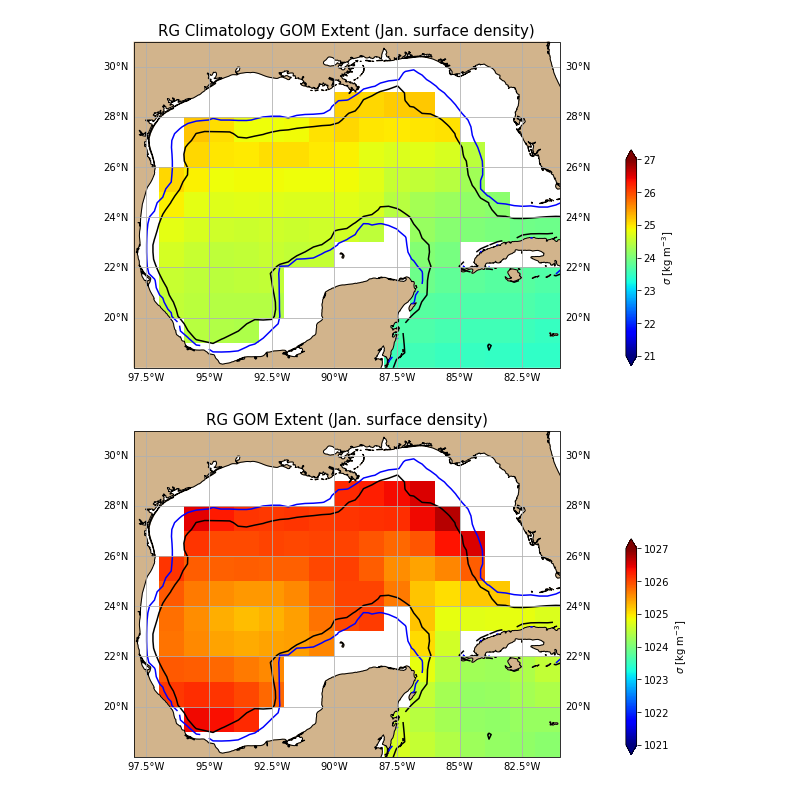
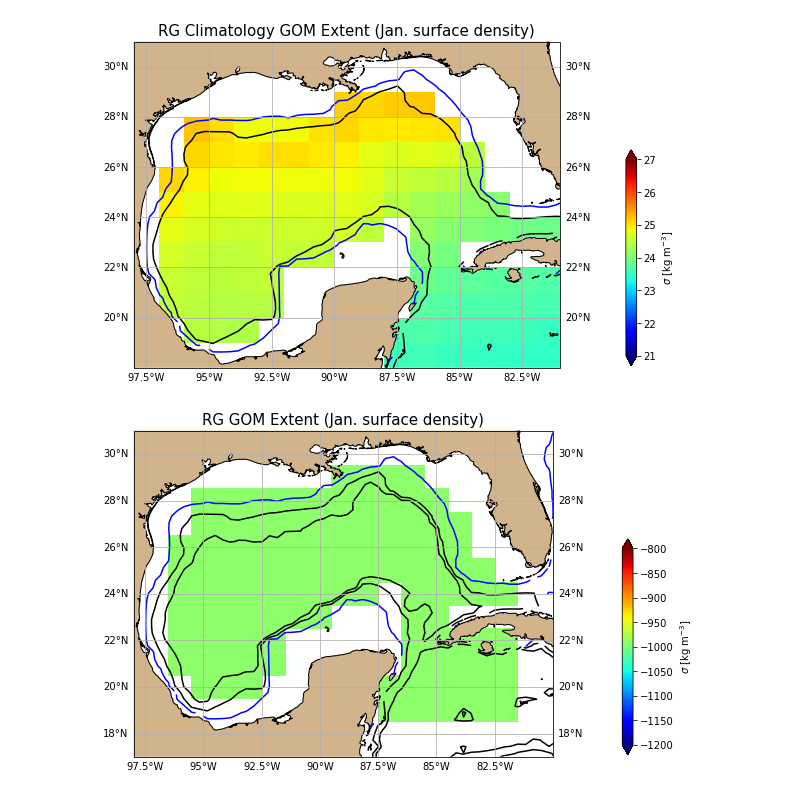
Before and after one commit to jakesteinberg/nasa_ostst, a Jupyter notebook: argo_extent.ipynb, the cells around one changed output. Drawn from its saved outputs; the diff is of its cells as text; code cells hidden in the pictures.

```diff
--- a/argo_extent.ipynb
+++ b/argo_extent.ipynb
@@ -177,15 +178,35 @@ RGpressure = argo_rho.p
+# %%
+# -- contruct time record
+t_rec = []; t_start = np.datetime64('2004-01-01')
+for i in range(np.shape(RGdensity)[0]):
+    t_year = np.floor(A_s.TIME.data[i]/12) + 2004
+    t_month = np.floor(np.mod(A_s.TIME.data[i],12)) + 1
+    if t_month < 10:
+        t_rec.append(np.datetime64(str(np.int(t_year)) + '-0' + str(np.int(t_month)) + '-15'))
+    else:
+        t_rec.append(np.datetime64(str(np.int(t_year)) + '-' + str(np.int(t_month)) + '-15'))
+# %%
+# deepest check
+test_plot = RGdensity.isel(month=0); deep = np.nan*np.ones((len(test_plot.latitude), len(test_plot.longitude)))
+for i in range(len(test_plot.latitude)):
+    for j in range(len(test_plot.longitude)):
+        i_0 = np.where(test_plot[:,i,j] == np.nanmax(test_plot[:,i,j]))[0]
+        if len(i_0) > 0:
+            deep[i,j] = RGz[i_0]
 # %%
 f, ax = plt.subplots(1,1,figsize=(10,6), subplot_kw={'projection':ccrs.PlateCarree(central_longitude=0)})
-arg_d_p = RGdensity.isel(month=0,p=10).plot(ax=ax,transform=ccrs.PlateCarree(), vmin=1021, vmax=1027, \
-                     cmap=plt.get_cmap('jet'), zorder=0, add_colorbar=False) # norm=LogNorm(vmin=pe_levs[0], vmax=pe_levs[1])
+# arg_d_p = RGdensity.isel(month=0,p=10).plot(ax=ax,transform=ccrs.PlateCarree(), vmin=1021, vmax=1027, \
+#                      cmap=plt.get_cmap('jet'), zorder=0, add_colorbar=False) # norm=LogNorm(vmin=pe_levs[0], vmax=pe_levs[1])
+arg_d_p = ax.pcolor(RGlon,RGlat,deep,transform=ccrs.PlateCarree(), vmin=-1200, vmax=-800, cmap=plt.get_cmap('jet'))
 ax.contour(lons,lats,dep,levels=[150],colors='b')
 ax.contour(lons,lats,dep,levels=[1000],colors='k')
+ax.contour(lons,lats,dep,levels=[2000],colors='k')
 ax.add_feature(cartopy.feature.LAND, color='#D2B48C',zorder=1); ax.coastlines()
 gl = ax.gridlines(draw_labels=True); gl.xlabels_top = False;
-ax.set_xlim([-98,-81]); ax.set_ylim([18,31]);
+ax.set_xlim([-98,-80]); ax.set_ylim([17,31]);
 ax.set_title('RG GOM Extent (Jan. surface density)',fontsize=15)
 cbpos = [0.90, 0.13, 0.015, 0.5]; cax = f.add_axes(cbpos);
 cb = f.colorbar(arg_d_p, cax=cax, orientation='vertical', extend='both', label=r'$\sigma$ [kg m$^{-3}$]')
 # f.savefig('/Users/jakesteinberg/Documents/NASA_OSTST/meetings/2022_03_30/GOM_argo_1000m.jpg', dpi=250)
 # %% [output]
-[figure, old version]
+[figure, new version]
```
Also changed, not shown: parts of 15 cells of this notebook.
